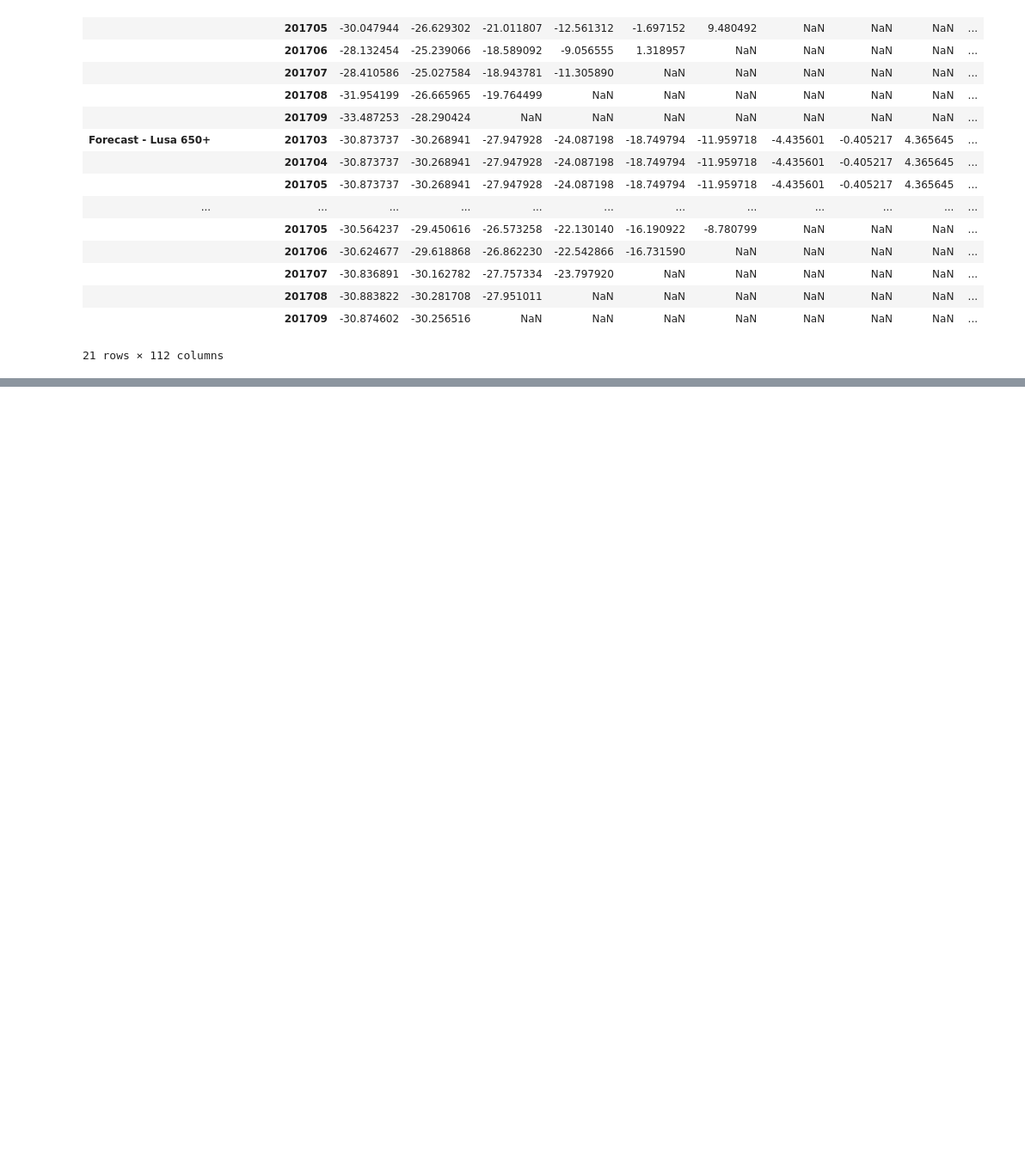
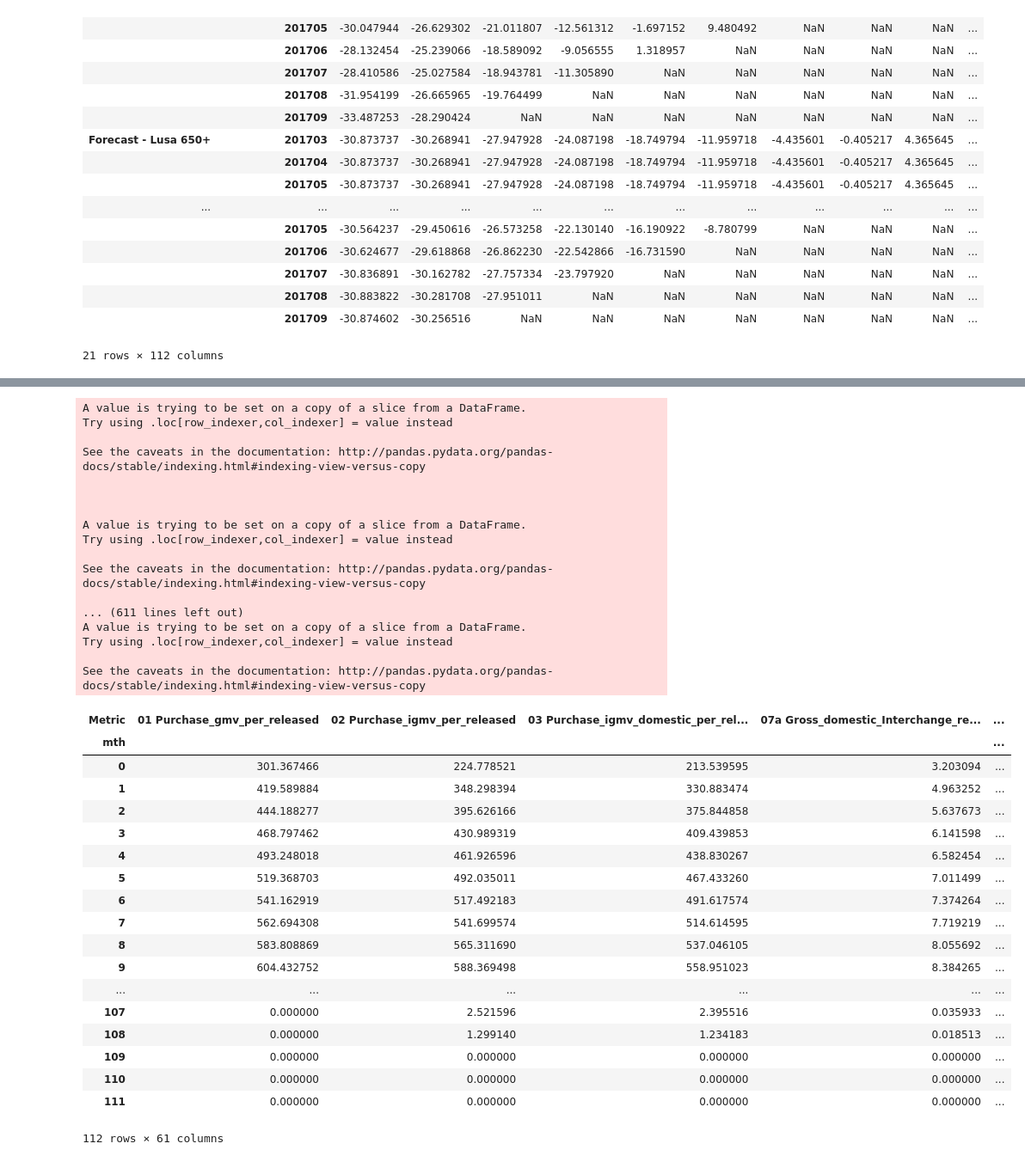
Before and after one commit to Aakash-Katdare/Cohort-Monitoring-Notebooks, a Jupyter notebook: Cohort Monitoring Lusa v2.ipynb, the cells around one changed output, grey strips where cells are left out. Shown at 86% size. Saved outputs shown, nothing was run; the diff lists cells and outputs as text; code cells hidden in the pictures; blank space fills up the shorter version.

```diff
--- a/Cohort Monitoring Lusa v2.ipynb
+++ b/Cohort Monitoring Lusa v2.ipynb
@@ -1912,0 +1953,40 @@ MC
+# %%
+Lusa_adjusted_performance_summ650_b = lapa(ledgers2, Summ_variables, base_line_lusa)
+Lusa_adjusted_performance_summ650_b
+# %% [output]
+A value is trying to be set on a copy of a slice from a DataFrame.
+Try using .loc[row_indexer,col_indexer] = value instead
+
+See the caveats in the documentation: http://pandas.pydata.org/pandas-docs/stable/indexing.html#indexing-view-versus-copy
+
+
+
+A value is trying to be set on a copy of a slice from a DataFrame.
+Try using .loc[row_indexer,col_indexer] = value instead
+
+See the caveats in the documentation: http://pandas.pydata.org/pandas-docs/stable/indexing.html#indexing-view-versus-copy
+
+... (611 lines left out)
+A value is trying to be set on a copy of a slice from a DataFrame.
+Try using .loc[row_indexer,col_indexer] = value instead
+
+See the caveats in the documentation: http://pandas.pydata.org/pandas-docs/stable/indexing.html#indexing-view-versus-copy
+| Metric | 01 Purchase_gmv_per_released | 02 Purchase_igmv_per_released | 03 Purchase_igmv_domestic_per_rel... | 07a Gross_domestic_Interchange_re... | ... |
+| mth |  |  |  |  | ... |
+| 0 | 301.367466 | 224.778521 | 213.539595 | 3.203094 | ... |
+| 1 | 419.589884 | 348.298394 | 330.883474 | 4.963252 | ... |
+| 2 | 444.188277 | 395.626166 | 375.844858 | 5.637673 | ... |
+| 3 | 468.797462 | 430.989319 | 409.439853 | 6.141598 | ... |
+| 4 | 493.248018 | 461.926596 | 438.830267 | 6.582454 | ... |
+| 5 | 519.368703 | 492.035011 | 467.433260 | 7.011499 | ... |
+| 6 | 541.162919 | 517.492183 | 491.617574 | 7.374264 | ... |
+| 7 | 562.694308 | 541.699574 | 514.614595 | 7.719219 | ... |
+| 8 | 583.808869 | 565.311690 | 537.046105 | 8.055692 | ... |
+| 9 | 604.432752 | 588.369498 | 558.951023 | 8.384265 | ... |
+| ... | ... | ... | ... | ... | ... |
+| 107 | 0.000000 | 2.521596 | 2.395516 | 0.035933 | ... |
+| 108 | 0.000000 | 1.299140 | 1.234183 | 0.018513 | ... |
+| 109 | 0.000000 | 0.000000 | 0.000000 | 0.000000 | ... |
+| 110 | 0.000000 | 0.000000 | 0.000000 | 0.000000 | ... |
+| 111 | 0.000000 | 0.000000 | 0.000000 | 0.000000 | ... |
+112 rows × 61 columns
```
Also changed, not shown: parts of 4 cells of this notebook.
